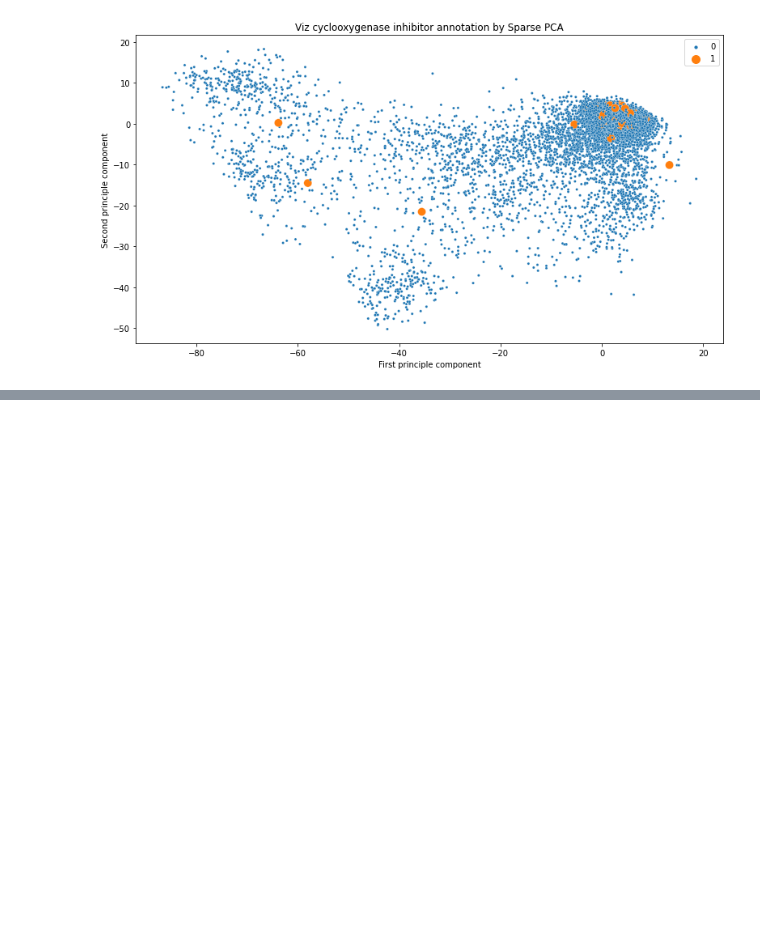
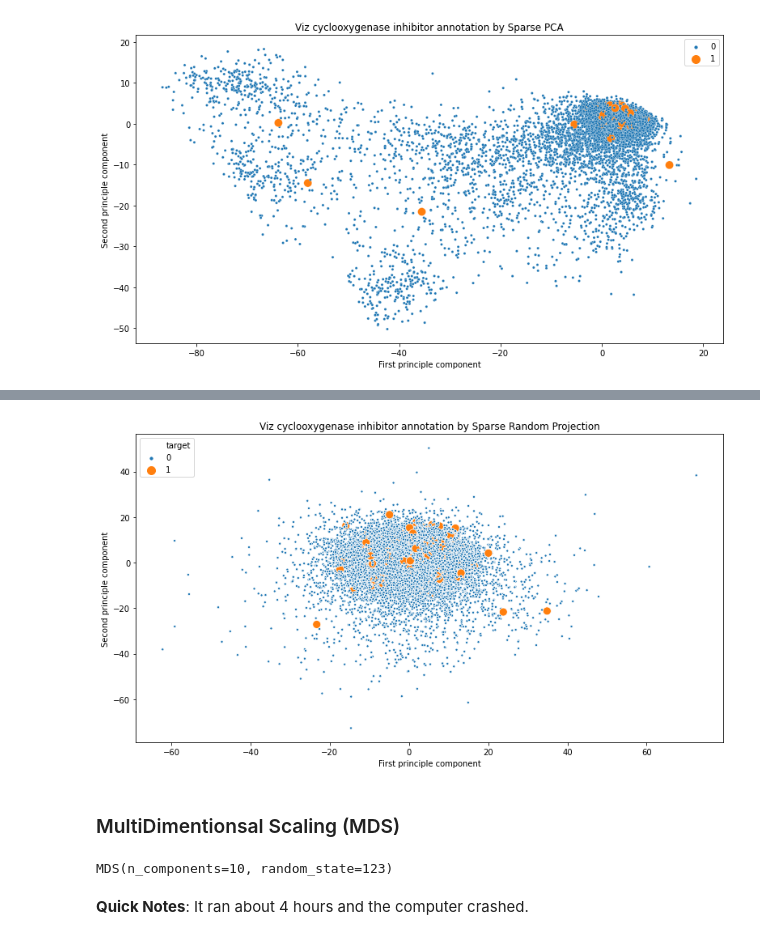
Before and after one commit to Yongliang-Shi/Mechanism-of-Action-Prediction, a Jupyter notebook: pca_to_visualize_cyclooxygenase_inhibitor.ipynb, the cells around one changed output, grey strips where cells are left out. Saved outputs shown, nothing was run; the diff lists cells and outputs as text; code cells hidden in the pictures; blank space fills up the shorter version.

```diff
--- a/pca_to_visualize_cyclooxygenase_inhibitor.ipynb
+++ b/pca_to_visualize_cyclooxygenase_inhibitor.ipynb
@@ -379,0 +499,31 @@ plt.show()
+# %%
+# Data Visualization
+
+df_srp = pd.DataFrame(X_srp)
+c_inhibitor = df_targets.loc[:, 'cyclooxygenase_inhibitor']
+df_srp['target'] = c_inhibitor.values
+
+plt.figure(figsize=(13,7))
+sns.scatterplot(data=df_srp, x=df_srp[0], y=df_srp[1],
+                hue='target', size='target', sizes=(100, 10))
+
+plt.title('Viz cyclooxygenase inhibitor annotation by Sparse Random Projection')
+plt.xlabel('First principle component')
+plt.ylabel('Second principle component')
+plt.legend()
+plt.show()
+# %% [output]
+[figure, added]
+# %% [markdown]
+### MultiDimentionsal Scaling (MDS)
+# %%
+# Import library
+from sklearn.manifold import MDS
+
+# Create the object
+mds = MDS(n_components=10, metric=True, random_state=123)
+
+# Print the object
+mds
+# %% [output]
+MDS(n_components=10, random_state=123)
@@ -379,0 +536,2 @@ plt.show()
+# %% [markdown]
+**Quick Notes**: It ran about 4 hours and the computer crashed.
```
Also changed, not shown: parts of 37 cells of this notebook.
